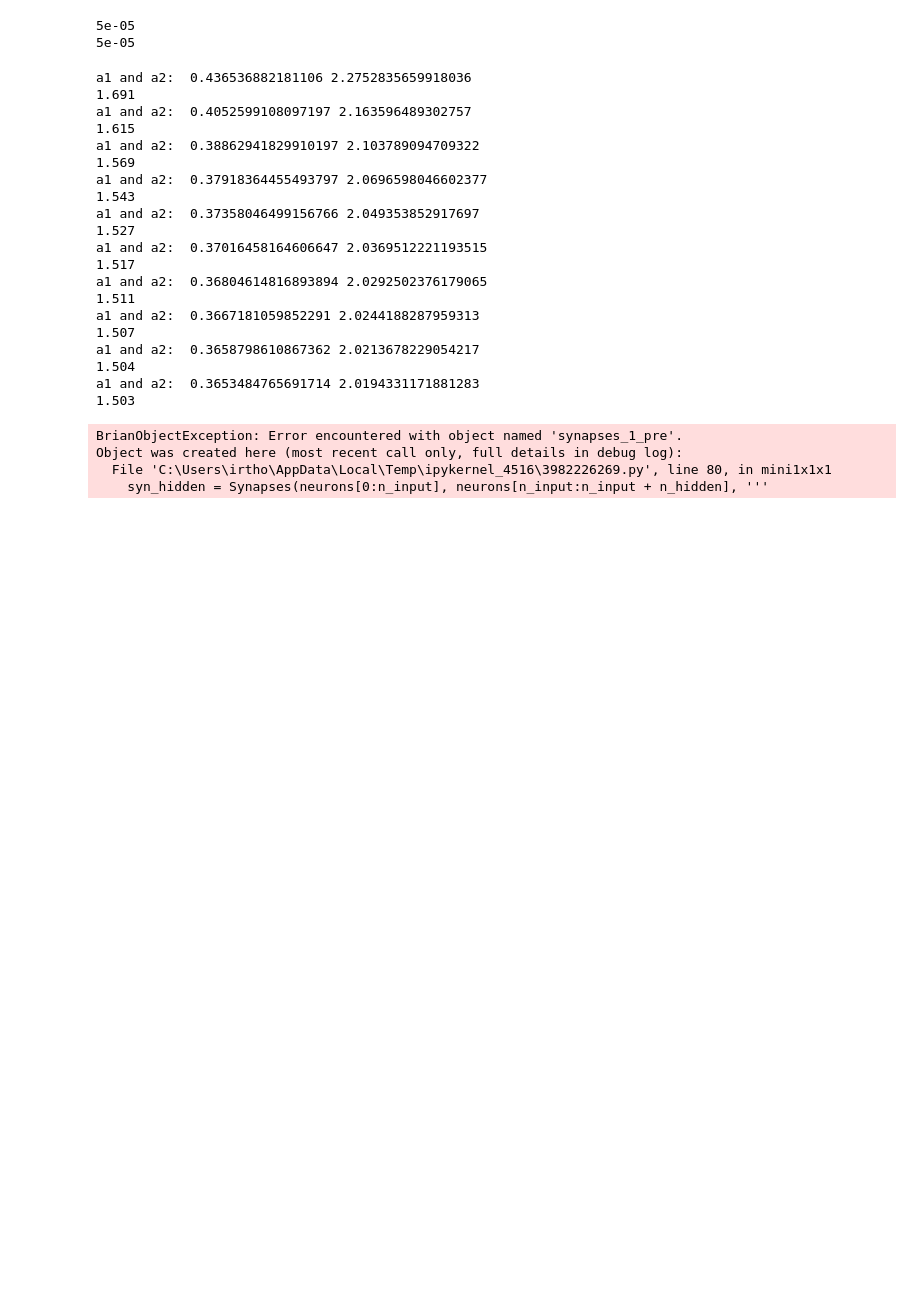
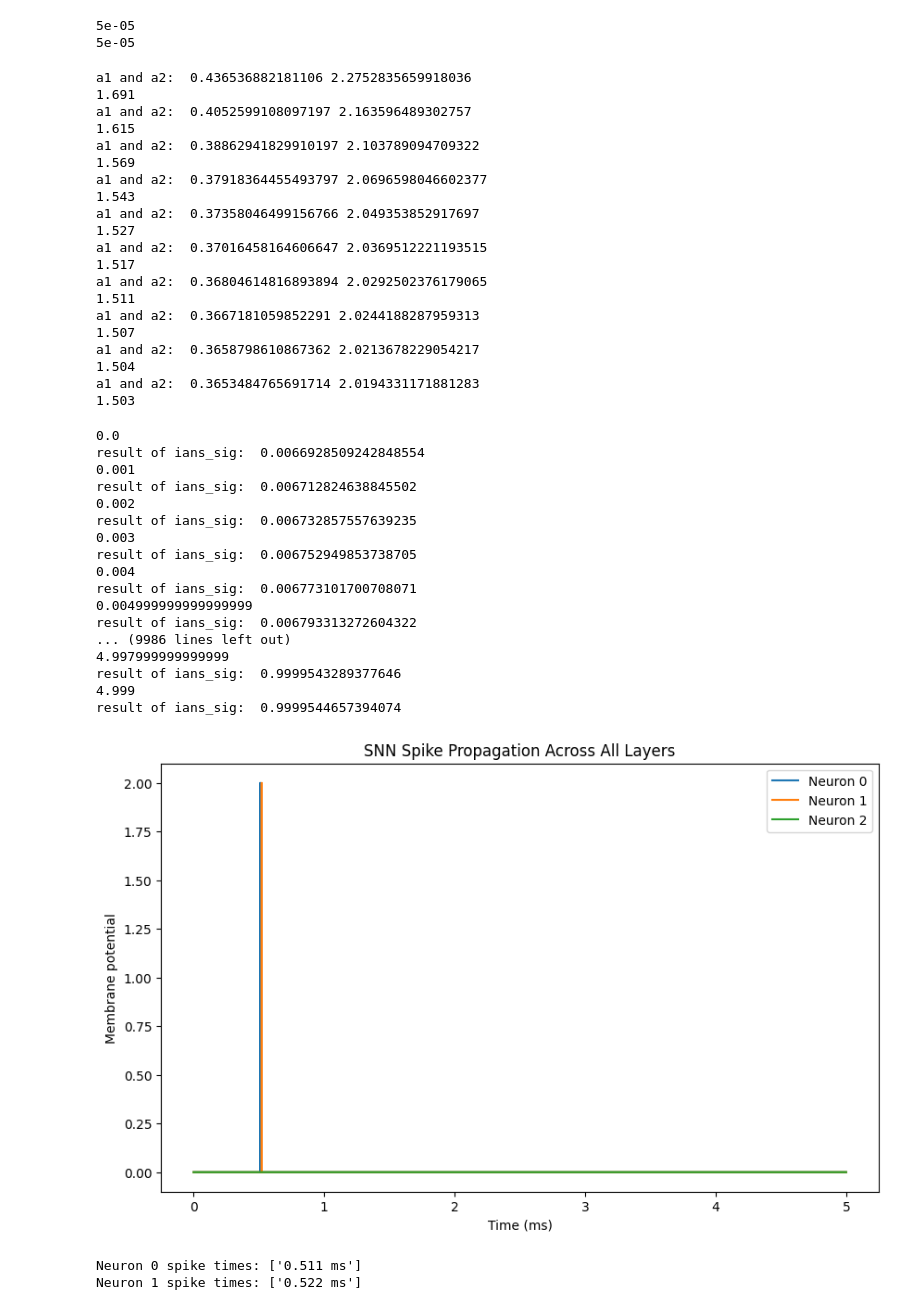
Before and after one commit to Ian3133/Dissertation, a Jupyter notebook: Skuld.ipynb, the cells around one changed output. Drawn from its saved outputs; the diff is of its cells as text; code cells hidden in the pictures; blank space fills up the shorter version.

```diff
--- a/Skuld.ipynb
+++ b/Skuld.ipynb
@@ -406,14 +477,16 @@ logging.getLogger('brian2').setLevel(logging.ERROR)
 
 # ----------------------------------------------------------------------------
 # Spike timing and derivative
-
+layer_bias = 0.5
 start_scope()
 defaultclock.dt = 0.001*ms
 
 @implementation('numpy', discard_units=True)
 @check_units(time=1, a=1, b=1, m=1, c=1, layer=1, result=1)
-def ians_sigmoid(time, a, b, m, c, layer=0):
-    print("got here")
+def ians_sigmoid(time, a, b, m, c, layer):
+    print(time)
+    global layer_bias
+    print("result of ians_sig: ", 1/ ((1/a) + np.exp(((-time*m) + b + c + layer * layer_bias))))
     return 1/ ((1/a) + np.exp(((-time*m) + b + c + layer * layer_bias)))
 
 
@@ -437,11 +510,9 @@ def mini1x1x1(inputs):
         scheduled_time : second
         global_clock : 1
         spiked : boolean
-    ''', threshold='v > 1', reset='''
+    ''', threshold='v > 0.5', reset='''
     v = 0
-    spiked = False
     ''', method='exact')
-
     neurons.v = 0
     neurons.scheduled_time = 1e9 * second
     neurons.global_clock = 0.0
@@ -458,11 +529,12 @@ def mini1x1x1(inputs):
         b : 1
     ''', on_pre='''
         spikes_received += 1
-        v += 1
+        scheduled_time = (ians_sigmoid(t/ms, a, b, 3, 5, 0) + t/ms) * ms
     ''')
     syn_input.connect(j='i')  # connect stim[i] to neurons[i]
     syn_input.layer = 0
-    #syn_input.w = -42  # just to skip and return t in function
+    syn_input.a = 5.0
+    syn_input.b = 0.0
 
 
     # Hidden layer: input → hidden
@@ -470,36 +542,44 @@ def mini1x1x1(inputs):
         w : 1
         layer : 1
     ''', on_pre='''
-
         spikes_received += 1
-        v += 1
+        scheduled_time = (ians_sigmoid(t/ms, a, b, 3, 5, 0) + t/ms) * ms
     ''')
     syn_hidden.connect()
     #syn_hidden.w = w1
     syn_hidden.layer = 1
 
     # Output layer: hidden → output
-    syn_output = Synapses(neurons[n_input:n_input + n_hidden], neurons[n_input + n_hidden:n_total], '''
-        w : 1
-        layer : 1
-    ''', on_pre='''
-        spikes_received += 1
-        v += 1
+    # syn_output = Synapses(neurons[n_input:n_input + n_hidden], neurons[n_input + n_hidden:n_total], '''
+    #     w : 1
+    #     layer : 1
+    # ''', on_pre='''
+    #     spikes_received += 1
+    #     v += 1
 
-    ''')
-    syn_output.connect()
-    #syn_output.w = w2
-    syn_output.layer = 2
+    # ''')
+    # syn_output.connect()
+    # #syn_output.w = w2
+    # syn_output.layer = 2
+
+    window = 0.02*ms
 
     neurons.run_regularly('''
-        global_clock += 0.001
+
+        v = int(abs(t - scheduled_time) < 0.005*ms) * 1.2
+        in_window = (scheduled_time >= (t - 0.02*ms)) * (scheduled_time <= (t + 0.02*ms))
+
+        fire_flag = int(in_window * (1 - spiked))
+
+        v      = fire_flag * 2
+        spiked = spiked or (fire_flag > 0)
 
     ''', dt=0.001*ms)
 
         #v = int(abs(t - scheduled_time) < 0.005*ms) * 1.2
 
     # Monitors
-    mon = StateMonitor(neurons, 'v', record=True, dt=0.01*ms)
+    mon = StateMonitor(neurons, 'v', record=True, dt=0.0001*ms)
     mon_sum = StateMonitor(neurons, 'sum', record=True)
     sp_mon = StateMonitor(neurons, 'spikes_received', record=True)
     sch_time = StateMonitor(neurons, 'scheduled_time', record=True)
@@ -508,34 +588,50 @@ def mini1x1x1(inputs):
     spikemon = SpikeMonitor(neurons)
 
 
     run(5*ms)
 
     # Plot voltages
     figure(figsize=(10, 6))
     for i in range(n_total):  # All neurons
         plot(mon.t/ms, mon.v[i], label=f'Neuron {i}')
     xlabel('Time (ms)')
     ylabel('Membrane potential')
     legend()
     title('SNN Spike Propagation Across All Layers')
     show()
 
     # plot(mon_sum.t/ms, mon_sum.sum[3])  # or any neuron index
     # print(mon_sum.sum[1])
     # print(sp_mon.spikes_received[1])
     # print(sch_time.scheduled_time[1])
 
     for i in range(n_total):
         times = spikemon.spike_trains()[i]
         if len(times) > 0:
             formatted_times = [f"{t/ms:.3f} ms" for t in times]
             print(f"Neuron {i} spike times: {formatted_times}")
 
 input = [0.5]
 
 mini1x1x1(input)
 # %% [output]
-BrianObjectException: Error encountered with object named 'synapses_1_pre'.
-Object was created here (most recent call only, full details in debug log):
-  File 'C:\Users\irtho\AppData\Local\Temp\ipykernel_4516\3982226269.py', line 80, in mini1x1x1
-    syn_hidden = Synapses(neurons[0:n_input], neurons[n_input:n_input + n_hidden], '''
+0.0
+result of ians_sig:  0.0066928509242848554
+0.001
+result of ians_sig:  0.006712824638845502
+0.002
+result of ians_sig:  0.006732857557639235
+0.003
+result of ians_sig:  0.006752949853738705
+0.004
+result of ians_sig:  0.006773101700708071
+0.004999999999999999
+result of ians_sig:  0.006793313272604322
+... (9986 lines left out)
+4.997999999999999
+result of ians_sig:  0.9999543289377646
+4.999
+result of ians_sig:  0.9999544657394074
+[figure, added]
+Neuron 0 spike times: ['0.511 ms']
+Neuron 1 spike times: ['0.522 ms']
```
Also changed, not shown: parts of 5 cells of this notebook.
